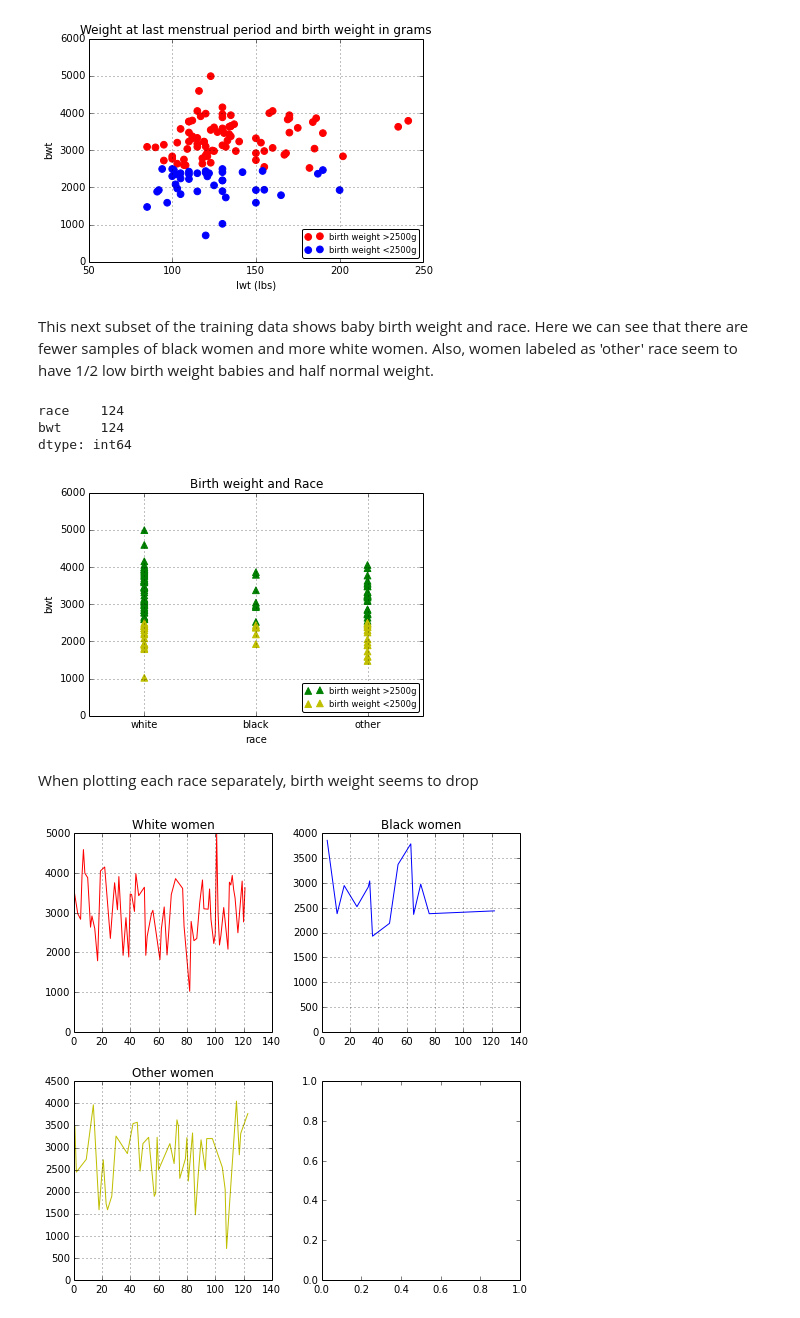
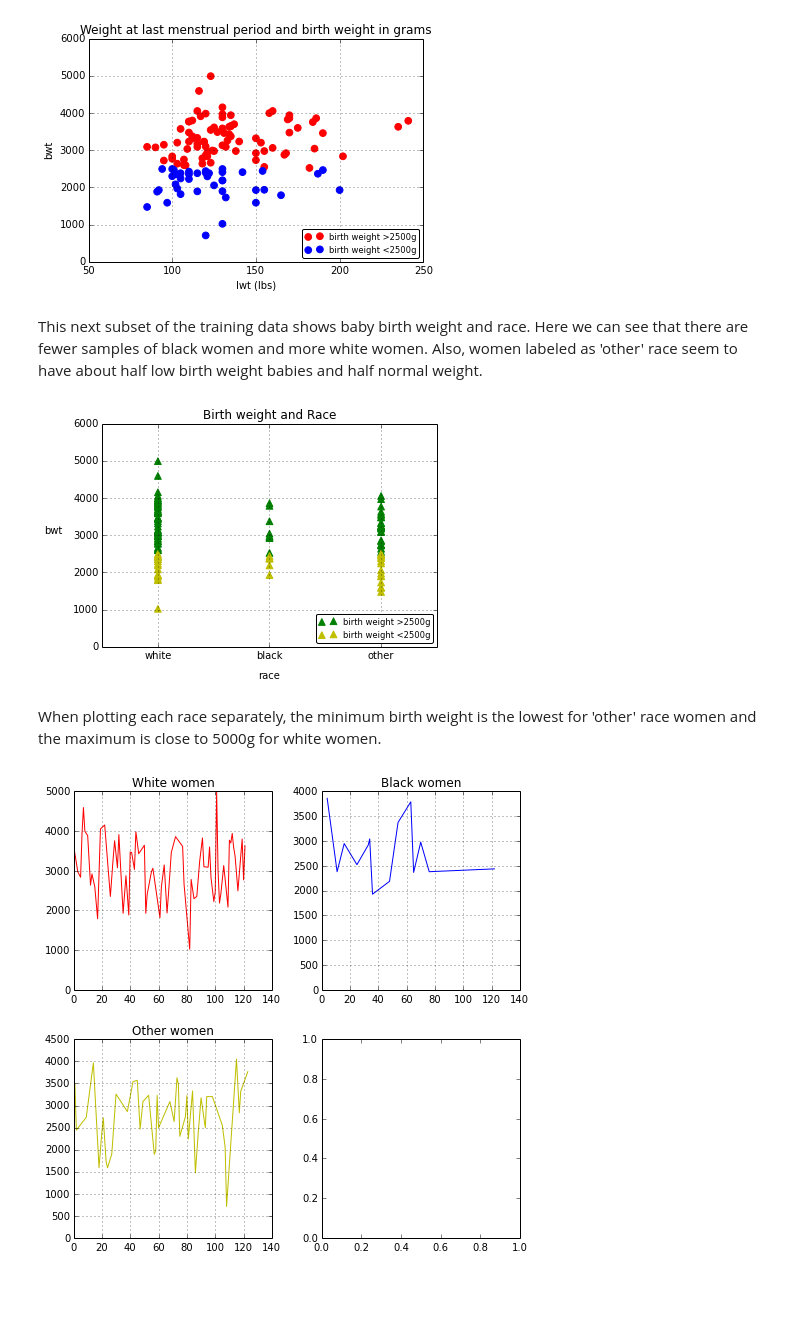
Before and after one commit to Gabya06/datascience, a Jupyter notebook: LogisticRegression/LogisticRegression-LowBirthWeight.ipynb, the cells around one changed output. Drawn from its saved outputs; the diff is of its cells as text; code cells hidden in the pictures; blank space fills up the shorter version.

Commit message:
Adding a few more exploratory graphs

```diff
--- a/LogisticRegression/LogisticRegression-LowBirthWeight.ipynb
+++ b/LogisticRegression/LogisticRegression-LowBirthWeight.ipynb
@@ -329,41 +323,35 @@ pyplot.show(fig)
 # %% [output]
 [figure]
 # %% [markdown]
-This next subset of the training data shows baby birth weight and race. Here we can see that there are fewer samples of black women and more white women. Also, women labeled as 'other' race seem to have 1/2 low birth weight babies and half normal weight.
+This next subset of the training data shows baby birth weight and race. Here we can see that there are fewer samples of black women and more white women. Also, women labeled as 'other' race seem to have about half low birth weight babies and half normal weight.
-# %%
-x_racebwt.count()
-# %% [output]
-race    124
-bwt     124
-dtype: int64
 # %%
 # dataframe for race & bwt
 x_racebwt = x.loc[:, ['race','bwt']]
 
 # change tick labels for race
 x_TicksNew = [item for item in ['white','black','other']]
 
 # plot points from training set of bwt and race
 fig1 = pyplot.figure()
 ax = fig1.add_subplot(1,1,1)
 ax.scatter(x_racebwt.ix[y==0, 0], x_racebwt.ix[y==0, 1], c= 'g', edgecolors = 'g', label = 'birth weight >2500g', s= 45, marker ='^') # race
 ax.scatter(x_racebwt.ix[y==1, 0], x_racebwt.ix[y==1, 1], c= 'y', edgecolors = 'y', label = 'birth weight <2500g', s= 45, marker ='^') # bwt
-pyplot.xlabel(x_racebwt.columns[0])
-pyplot.ylabel(x_racebwt.columns[1])
+pyplot.xlabel(x_racebwt.columns[0], labelpad = 10) #labelpad: add space btw points and label
+pyplot.ylabel(x_racebwt.columns[1], rotation = 0, labelpad = 20)
 ax.grid(which='major')
 x_plot_labels = [item.get_text() for item in ax.get_xticklabels()]
 x_plot_labels[1] = 'White'
 x_plot_labels[2]='Black'
 x_plot_labels[3]='Other'
 ax.set_xticklabels(x_TicksNew)
 ax.set_xticks([1,2,3])
 ax.legend(loc = 4, fontsize='small', scatterpoints=2, fancybox = True)
 ax.set_title('Birth weight and Race', fontsize = 'large')
 pyplot.show(fig1)
 # %% [output]
-[figure, old version]
+[figure, new version]
-# %% [markdown]
-When plotting each race separately, birth weight seems to drop
+# %% [markdown]
+When plotting each race separately, the minimum birth weight is the lowest for 'other' race women and the maximum is close to 5000g for white women.
 # %%
 # make subplots of birth weight and race
 white= x_racebwt.loc[x_racebwt.race==1]
```
Also changed, not shown: parts of 20 cells of this notebook.
